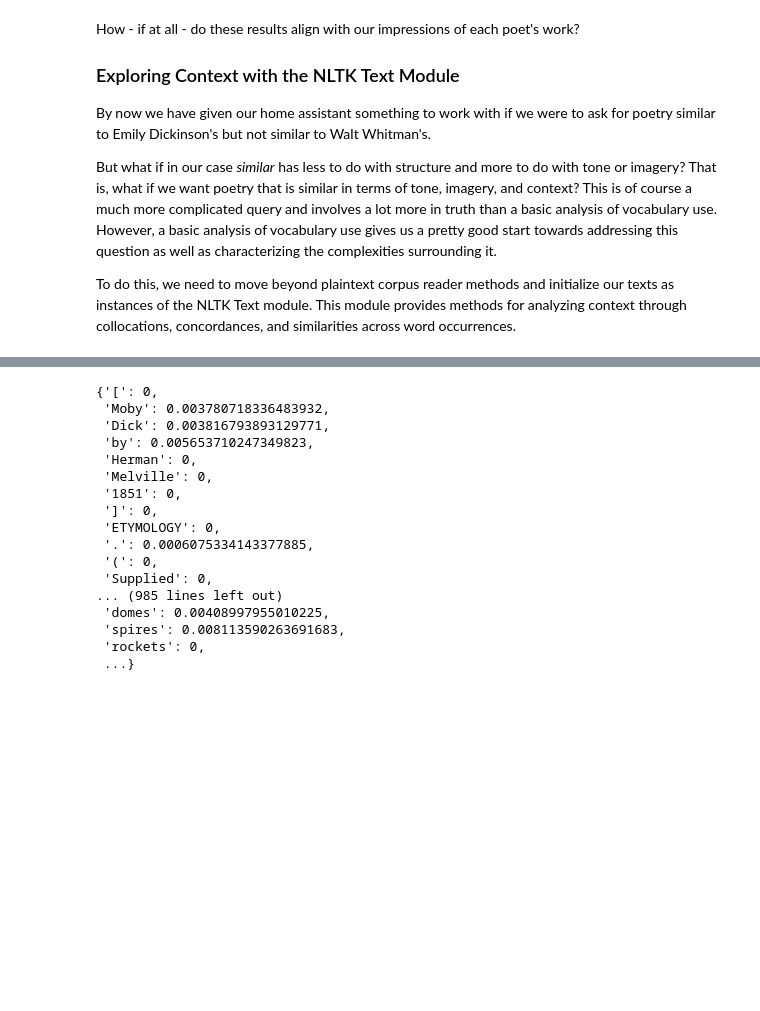
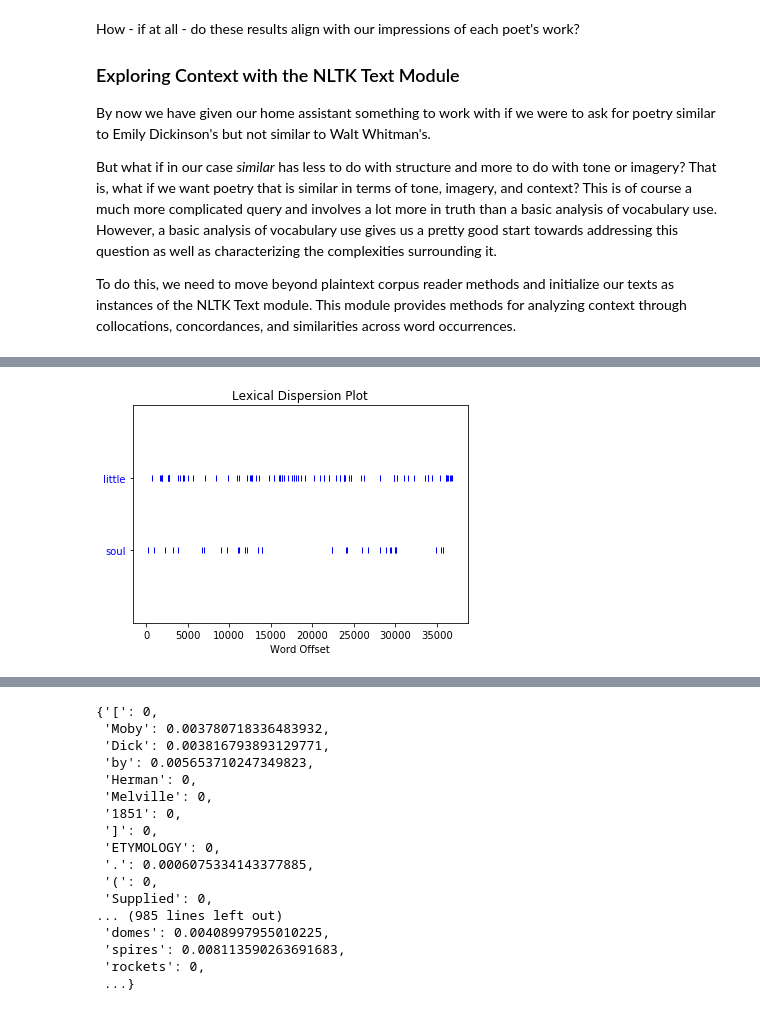
Before and after one commit to unmrds/cc-nlp, a Jupyter notebook: 02_Python_NLP_Tutorial.ipynb, the cells around one changed output, grey strips where cells are left out. Saved outputs shown, nothing was run; the diff lists cells and outputs as text; code cells hidden in the pictures; blank space fills up the shorter version.

```diff
--- a/02_Python_NLP_Tutorial.ipynb
+++ b/02_Python_NLP_Tutorial.ipynb
@@ -563,0 +601,4 @@ ci.similar_words('man')
+# %%
+emilyText.dispersion_plot(['little', 'soul'])
+# %% [output]
+[figure, added]
```
Also changed, not shown: parts of 24 cells of this notebook.
